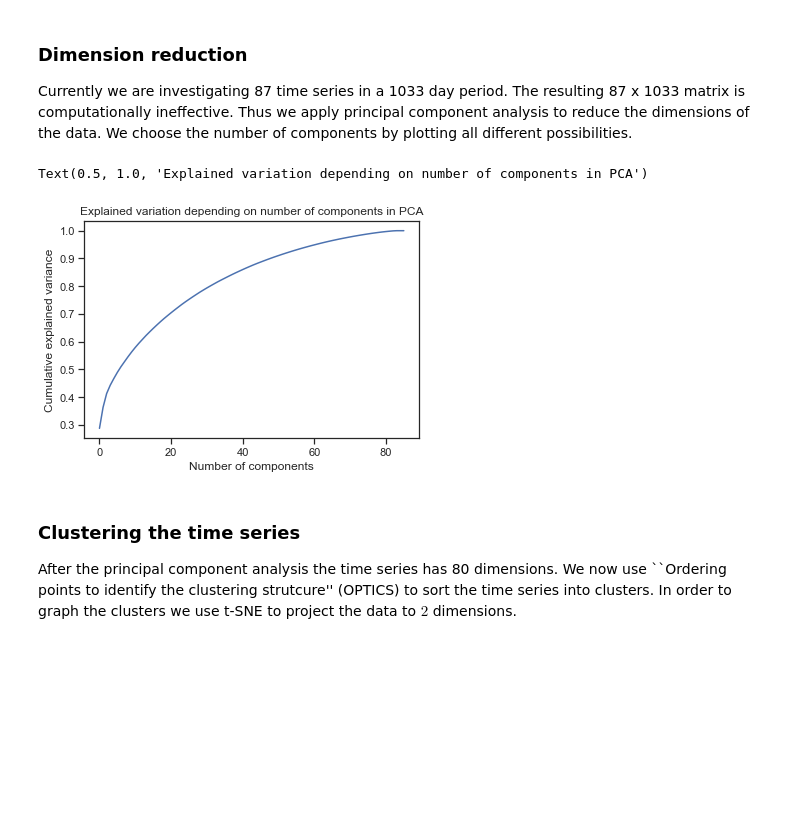
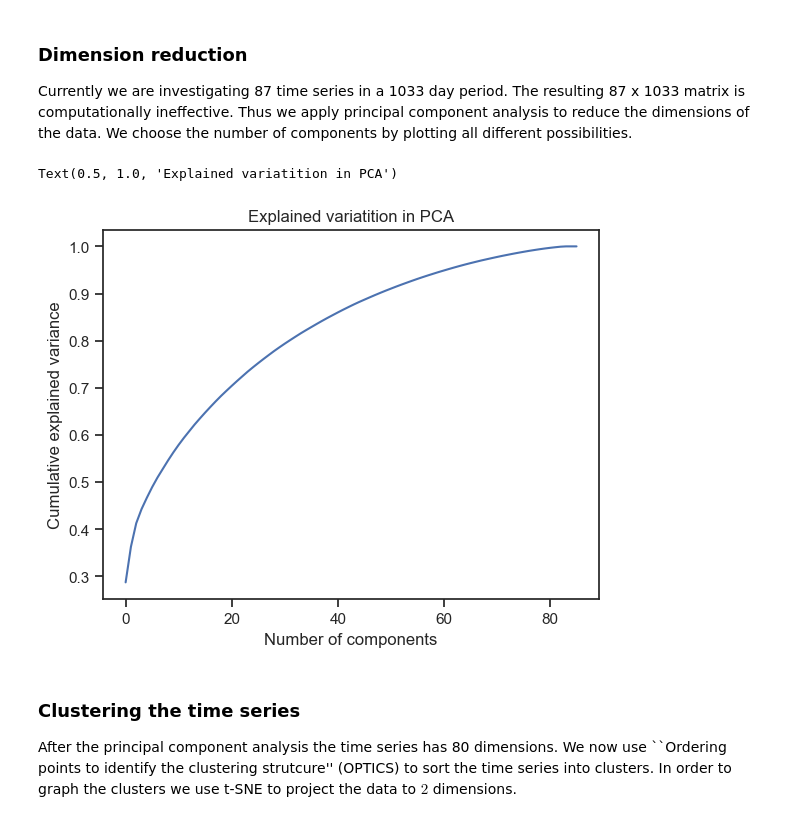
Before and after one commit to FrederikBenirschke/BasicTradingSystem, a Jupyter notebook: Examples/PairsSelection.ipynb, the cells around one changed output. Cells and saved outputs as stored; diff of their text form; code cells hidden in the pictures; blank space fills up the shorter version.

```diff
--- a/Examples/PairsSelection.ipynb
+++ b/Examples/PairsSelection.ipynb
@@ -93,14 +93,14 @@ X_pca = pca.fit(returnDataScaled.transpose())
 # %%
 #To choose the number of components for PCA we plot how much variance is explained for how many components
 sns.set_style('ticks')
 plt.plot(np.cumsum(pca.explained_variance_ratio_))
 plt.xlabel('Number of components')
 plt.ylabel('Cumulative explained variance')
 plt.title('Explained variatition in PCA')
-on depending on number of components in PCA')
+# on depending on number of components in PCA')
 # %% [output]
-Text(0.5, 1.0, 'Explained variation depending on number of components in PCA')
+Text(0.5, 1.0, 'Explained variatition in PCA')
-[figure, old version]
+[figure, new version]
 # %% [markdown]
 ### Clustering the time series
 
```
Also changed, not shown: parts of 3 cells of this notebook, 7 other files.
